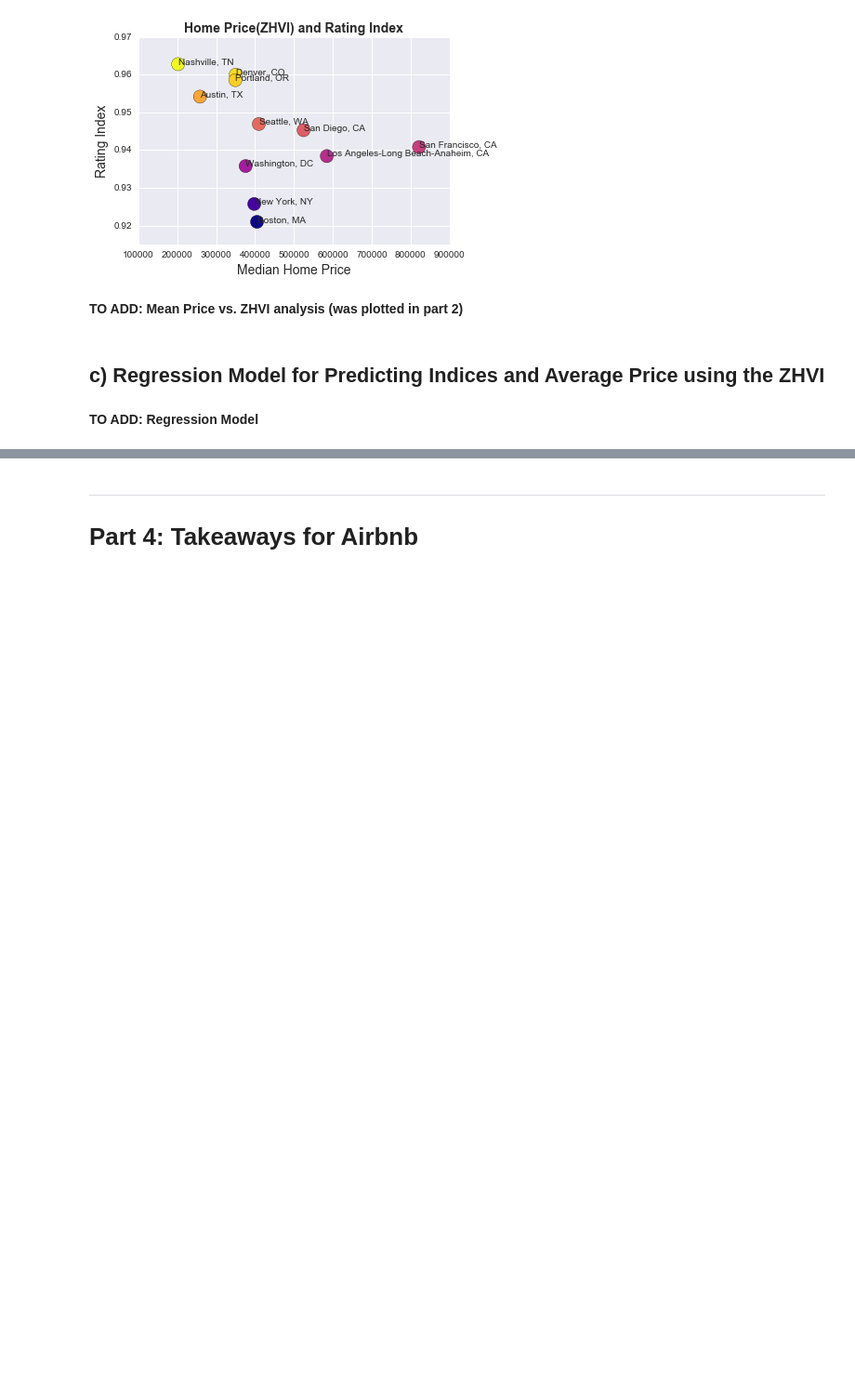
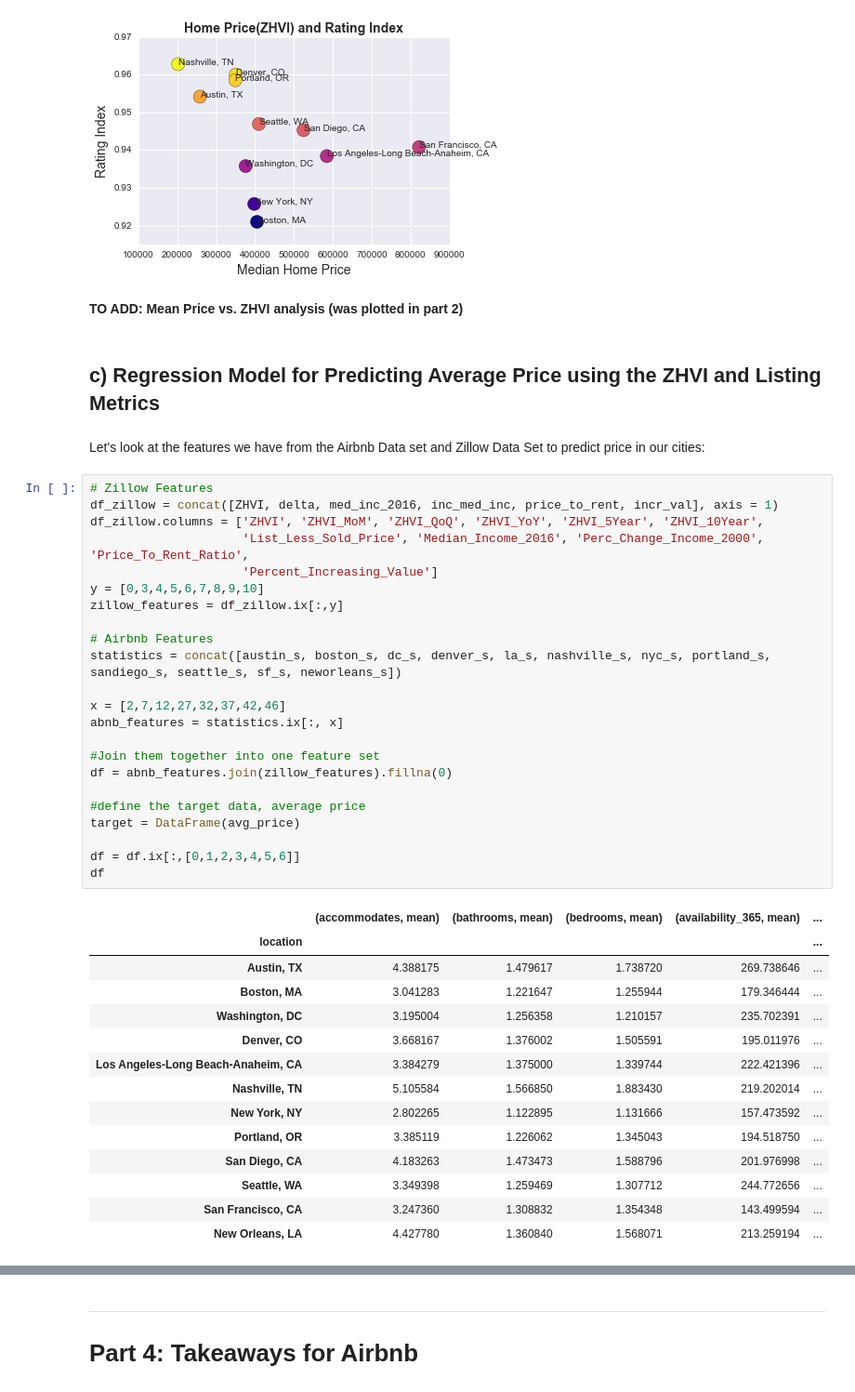
Before and after one commit to nsamrao/Springboard-Data-Science, a Jupyter notebook: Airbnb and Zillow.ipynb, the cells around one changed output, grey strips where cells are left out. Shown at 93% size. Cells and saved outputs as stored; diff of their text form; blank space fills up the shorter version.

```diff
--- a/Airbnb and Zillow.ipynb
+++ b/Airbnb and Zillow.ipynb
@@ -631,6 +624,44 @@ plt.ylim(.915, .97)
 # %% [markdown]
 **TO ADD: Mean Price vs. ZHVI analysis (was plotted in part 2)**
 # %% [markdown]
-## c) Regression Model for Predicting Indices and Average Price using the ZHVI
+## c) Regression Model for Predicting Average Price using the ZHVI and Listing Metrics
-# %% [markdown]
-**TO ADD: Regression Model**
+# %% [markdown]
+Let's look at the features we have from the Airbnb Data set and Zillow Data Set to predict price in our cities:
+# %%
+# Zillow Features
+df_zillow = concat([ZHVI, delta, med_inc_2016, inc_med_inc, price_to_rent, incr_val], axis = 1)
+df_zillow.columns = ['ZHVI', 'ZHVI_MoM', 'ZHVI_QoQ', 'ZHVI_YoY', 'ZHVI_5Year', 'ZHVI_10Year',
+                     'List_Less_Sold_Price', 'Median_Income_2016', 'Perc_Change_Income_2000', 'Price_To_Rent_Ratio',
+                     'Percent_Increasing_Value']
+y = [0,3,4,5,6,7,8,9,10]
+zillow_features = df_zillow.ix[:,y]
+
+# Airbnb Features
+statistics = concat([austin_s, boston_s, dc_s, denver_s, la_s, nashville_s, nyc_s, portland_s, sandiego_s, seattle_s, sf_s, neworleans_s])
+
+x = [2,7,12,27,32,37,42,46]
+abnb_features = statistics.ix[:, x]
+
+#Join them together into one feature set
+df = abnb_features.join(zillow_features).fillna(0)
+
+#define the target data, average price
+target = DataFrame(avg_price)
+
+df = df.ix[:,[0,1,2,3,4,5,6]]
+df
+# %% [output]
+|  | (accommodates, mean) | (bathrooms, mean) | (bedrooms, mean) | (availability_365, mean) | ... |
+| location |  |  |  |  | ... |
+| Austin, TX | 4.388175 | 1.479617 | 1.738720 | 269.738646 | ... |
+| Boston, MA | 3.041283 | 1.221647 | 1.255944 | 179.346444 | ... |
+| Washington, DC | 3.195004 | 1.256358 | 1.210157 | 235.702391 | ... |
+| Denver, CO | 3.668167 | 1.376002 | 1.505591 | 195.011976 | ... |
+| Los Angeles-Long Beach-Anaheim, CA | 3.384279 | 1.375000 | 1.339744 | 222.421396 | ... |
+| Nashville, TN | 5.105584 | 1.566850 | 1.883430 | 219.202014 | ... |
+| New York, NY | 2.802265 | 1.122895 | 1.131666 | 157.473592 | ... |
+| Portland, OR | 3.385119 | 1.226062 | 1.345043 | 194.518750 | ... |
+| San Diego, CA | 4.183263 | 1.473473 | 1.588796 | 201.976998 | ... |
+| Seattle, WA | 3.349398 | 1.259469 | 1.307712 | 244.772656 | ... |
+| San Francisco, CA | 3.247360 | 1.308832 | 1.354348 | 143.499594 | ... |
+| New Orleans, LA | 4.427780 | 1.360840 | 1.568071 | 213.259194 | ... |
```
Also changed, not shown: parts of 3 cells of this notebook.
